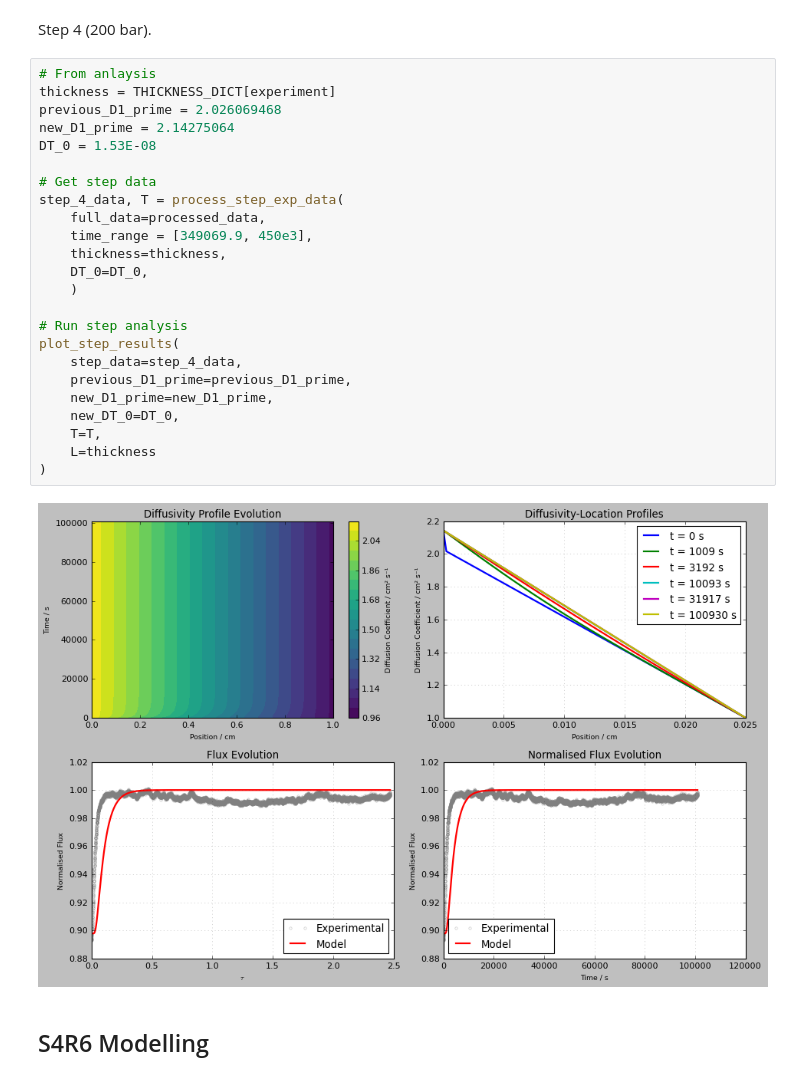
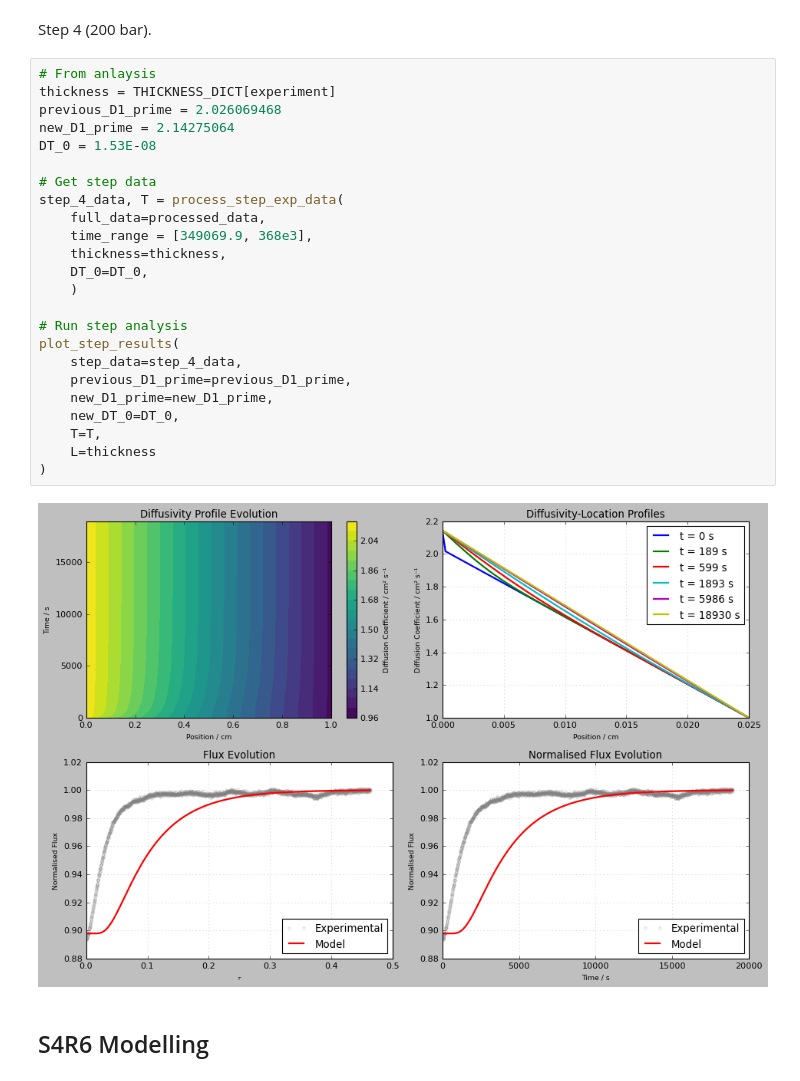
Before and after one commit to louis-sh-nguyen/object-oriented-pemeation-analysis, a Jupyter notebook: notebooks/pressure-step-modelling.ipynb, the cells around one changed output. Saved outputs shown, nothing was run; the diff lists cells and outputs as text.

Commit message:
update time_range for step 4 in S4R5

```diff
--- a/notebooks/pressure-step-modelling.ipynb
+++ b/notebooks/pressure-step-modelling.ipynb
@@ -265,29 +265,29 @@ Step 4 (200 bar).
 # %%
 # From anlaysis
 thickness = THICKNESS_DICT[experiment]
 previous_D1_prime = 2.026069468
 new_D1_prime = 2.14275064
 DT_0 = 1.53E-08
 
 # Get step data
 step_4_data, T = process_step_exp_data(
     full_data=processed_data,
-    time_range = [349069.9, 450e3],
+    time_range = [349069.9, 368e3],
     thickness=thickness,
     DT_0=DT_0,
     )
 
 # Run step analysis
 plot_step_results(
     step_data=step_4_data,
     previous_D1_prime=previous_D1_prime,
     new_D1_prime=new_D1_prime,
     new_DT_0=DT_0,
     T=T,
     L=thickness
 )
 # %% [output]
-[figure, old version]
+[figure, new version]
 # %% [markdown]
 ## S4R6 Modelling
 # %%
```
